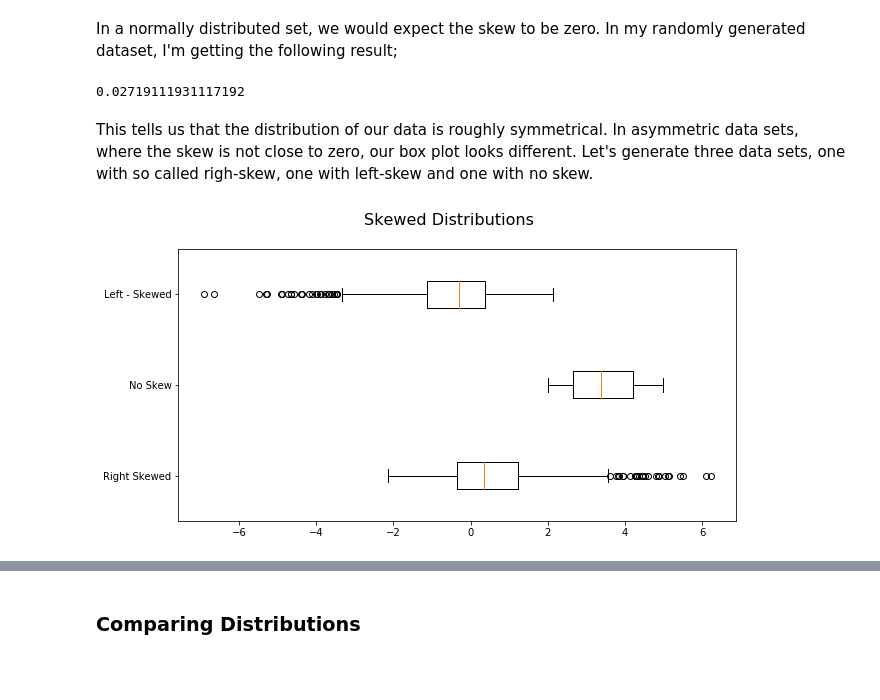
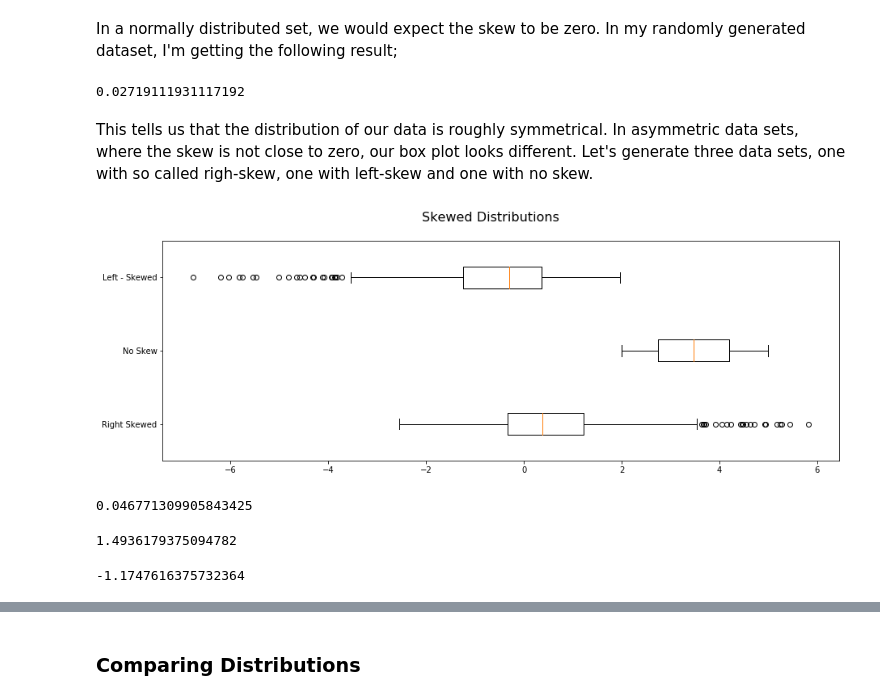
Before and after one commit to MarionMcG/fundamentals_data_analysis, a Jupyter notebook: boxplots.ipynb, the cells around one changed output, grey strips where cells are left out. Cells and saved outputs as stored; diff of their text form; code cells hidden in the pictures; blank space fills up the shorter version.

Commit message:
Plotting skewed data on graph to show boxplots more accurate

```diff
--- a/boxplots.ipynb
+++ b/boxplots.ipynb
@@ -142,25 +142,36 @@ ax1.fill_between(shade, q3, alpha=0.3, color = 'grey');
 ### Distribution and Skew
 # %% [markdown]
 In a normally distributed set, we would expect the skew to be zero. In my randomly generated dataset, I'm getting the following result;
-# %%
-import scipy.stats as ss
-skew(norm)
-# %% [output]
-0.02719111931117192
+# %%
+ss.skew(norm)
+# %% [output]
+0.02719111931117192
 # %% [markdown]
 This tells us that the distribution of our data is roughly symmetrical. In asymmetric data sets, where the skew is not close to zero, our box plot looks different. Let's generate three data sets, one with so called righ-skew, one with left-skew and one with no skew.
 # %%
-f, axes = plt.subplots(1, sharey = True, figsize=(10, 5))
+f, axes = plt.subplots(1, sharey = True, figsize=(15, 5))
 f.suptitle('Skewed Distributions', fontsize = 16)
 #Generating uniform data - no skew
 uni = np.random.uniform(5, 2, 1000)
 #Generating Gumbel_r data - right skew
 r = (ss.gumbel_r.rvs(size=1000))
 #Generating Gumbel_r data - left skew
 l =(ss.gumbel_l.rvs(size=1000))
 data = [r, uni, l]
 #Plotting boxplot
 plt.boxplot(data, vert = False)
 plt.yticks([1, 2, 3], ['Right Skewed', 'No Skew', 'Left - Skewed']);
 # %% [output]
-[figure, old version]
+[figure, new version]
+# %%
+ss.skew(uni)
+# %% [output]
+0.046771309905843425
+# %%
+ss.skew(r)
+# %% [output]
+1.4936179375094782
+# %%
+ss.skew(l)
+# %% [output]
+-1.1747616375732364
```
Also changed, not shown: parts of 3 cells of this notebook.
